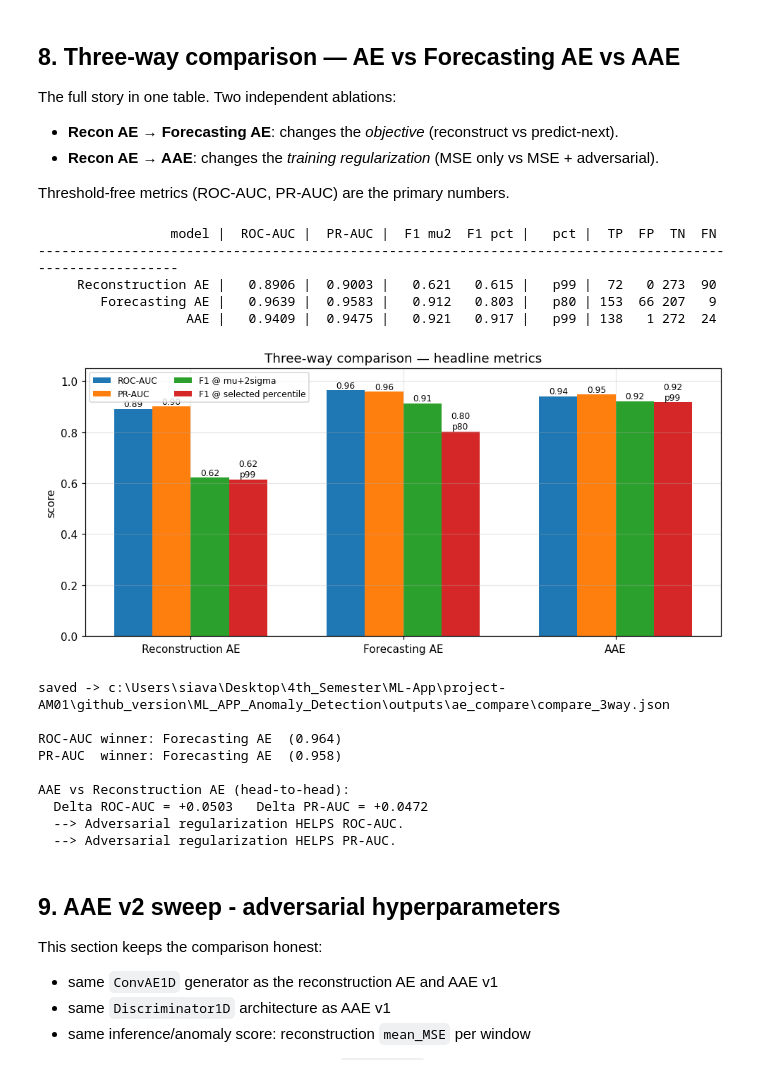
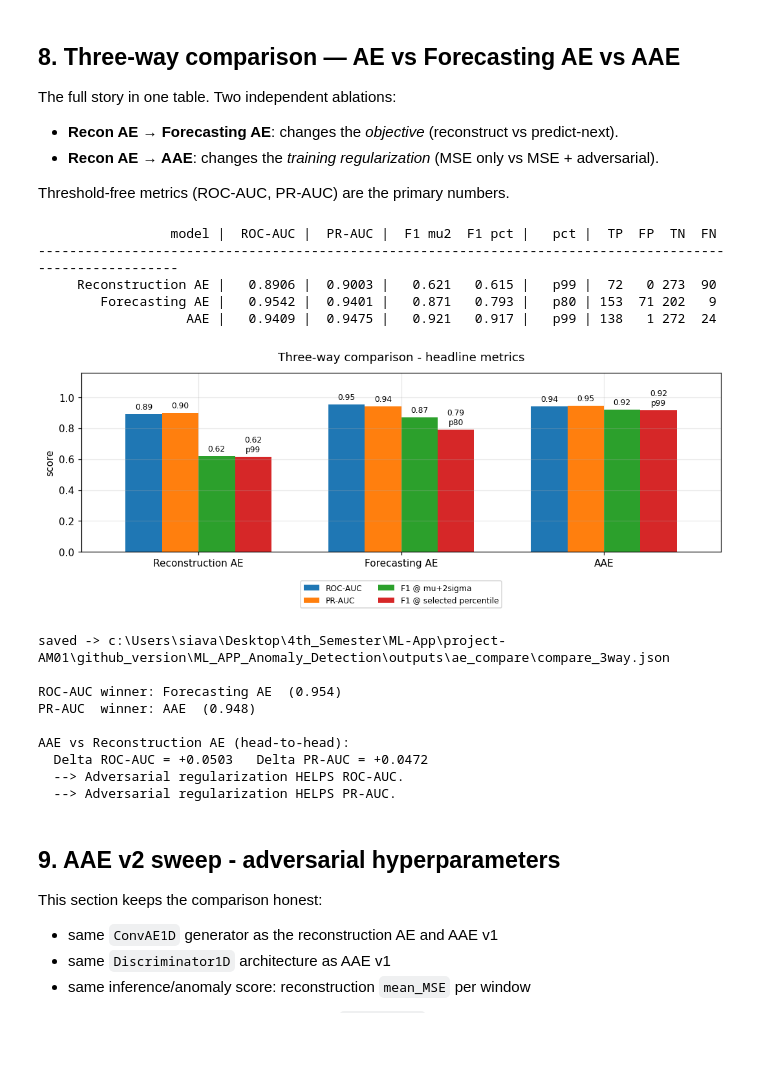
Before and after one commit to omarWafaay/ML_APP_Anomaly_Detection, a Jupyter notebook: AE_compare_semi_supervised.ipynb, the cells around one changed output. Cells and saved outputs as stored; diff of their text form; code cells hidden in the pictures; blank space fills up the shorter version.

```diff
--- a/AE_compare_semi_supervised.ipynb
+++ b/AE_compare_semi_supervised.ipynb
@@ -574,20 +620,11 @@ f1_mu2 = [r["operating_points"]["mu+2sigma"]["F1"] for r in results]
 f1_pct = [r["best_percentile"]["test_F1"] for r in results]
 pct_rules = [r["best_percentile"]["rule"] for r in results]
 
-x = np.arange(len(labels)); w = 0.18
-fig, ax = plt.subplots(figsize=(8, 4))
-ax.bar(x - 1.5 * w, roc, width=w, label="ROC-AUC")
-ax.bar(x - 0.5 * w, pr, width=w, label="PR-AUC")
-ax.bar(x + 0.5 * w, f1_mu2, width=w, label="F1 @ mu+2sigma")
-ax.bar(x + 1.5 * w, f1_pct, width=w, label="F1 @ selected percentile")
-for i, v in enumerate(roc): ax.text(i - 1.5 * w, v + 0.01, f"{v:.2f}", ha="center", fontsize=8)
-for i, v in enumerate(pr):  ax.text(i - 0.5 * w, v + 0.01, f"{v:.2f}", ha="center", fontsize=8)
-for i, v in enumerate(f1_mu2): ax.text(i + 0.5 * w, v + 0.01, f"{v:.2f}", ha="center", fontsize=8)
-for i, v in enumerate(f1_pct): ax.text(i + 1.5 * w, v + 0.01, f"{v:.2f}\n{pct_rules[i]}", ha="center", fontsize=8)
-ax.set_xticks(x); ax.set_xticklabels(labels)
-ax.set_ylim(0.0, 1.05); ax.set_ylabel("score")
-ax.set_title("Reconstruction vs Forecasting AE — headline metrics")
-ax.legend(ncol=2, fontsize=8); plt.tight_layout(); plt.show()
+plot_metric_bars(
+    labels, roc, pr, f1_mu2, f1_pct, pct_rules,
+    title="Reconstruction vs Forecasting AE - headline metrics",
+    figsize=(8.8, 4.5),
+)
 
 # ---------------- save comparison JSON ---------------------------------
 summary = {
@@ -922,20 +959,11 @@ f1_mu2 = [r["operating_points"]["mu+2sigma"]["F1"] for r in results_3way]
 f1_pct = [r["best_percentile"]["test_F1"] for r in results_3way]
 pct_rules = [r["best_percentile"]["rule"] for r in results_3way]
 
-x = np.arange(len(labels)); w = 0.18
-fig, ax = plt.subplots(figsize=(9, 4.2))
-ax.bar(x - 1.5 * w, roc, width=w, label="ROC-AUC")
-ax.bar(x - 0.5 * w, pr, width=w, label="PR-AUC")
-ax.bar(x + 0.5 * w, f1_mu2, width=w, label="F1 @ mu+2sigma")
-ax.bar(x + 1.5 * w, f1_pct, width=w, label="F1 @ selected percentile")
-for i, v in enumerate(roc): ax.text(i - 1.5 * w, v + 0.01, f"{v:.2f}", ha="center", fontsize=8)
-for i, v in enumerate(pr):  ax.text(i - 0.5 * w, v + 0.01, f"{v:.2f}", ha="center", fontsize=8)
-for i, v in enumerate(f1_mu2): ax.text(i + 0.5 * w, v + 0.01, f"{v:.2f}", ha="center", fontsize=8)
-for i, v in enumerate(f1_pct): ax.text(i + 1.5 * w, v + 0.01, f"{v:.2f}\n{pct_rules[i]}", ha="center", fontsize=8)
-ax.set_xticks(x); ax.set_xticklabels(labels)
-ax.set_ylim(0.0, 1.05); ax.set_ylabel("score")
-ax.set_title("Three-way comparison — headline metrics")
-ax.legend(ncol=2, fontsize=8); plt.tight_layout(); plt.show()
+plot_metric_bars(
+    labels, roc, pr, f1_mu2, f1_pct, pct_rules,
+    title="Three-way comparison - headline metrics",
+    figsize=(9.8, 4.6),
+)
 
 # ---------------- save 3-way comparison JSON ---------------------------
 summary_3way = {
@@ -956,39 +984,39 @@ summary_3way = {
         r["tag"]: {
             "roc_auc": r["roc_auc"],
             "pr_auc":  r["pr_auc"],
             "operating_points": r["operating_points"],
             "best_percentile": r["best_percentile"],
         } for r in results_3way
     },
 }
 with open(OUTPUT_DIR / "compare_3way.json", "w", encoding="utf-8") as f:
     json.dump(summary_3way, f, indent=2, default=float)
 print("\nsaved ->", OUTPUT_DIR / "compare_3way.json")
 
 # ---------------- one-line takeaways -----------------------------------
 roc_win = max(results_3way, key=lambda r: r["roc_auc"])
 pr_win  = max(results_3way, key=lambda r: r["pr_auc"])
 print(f"\nROC-AUC winner: {roc_win['tag']}  ({roc_win['roc_auc']:.3f})")
 print(f"PR-AUC  winner: {pr_win['tag']}  ({pr_win['pr_auc']:.3f})")
 
 # Head-to-head: recon AE vs AAE (the actual AAE question we set out to answer)
 delta_roc = aae_res["roc_auc"] - recon_res["roc_auc"]
 delta_pr  = aae_res["pr_auc"]  - recon_res["pr_auc"]
 print(f"\nAAE vs Reconstruction AE (head-to-head):")
 print(f"  Delta ROC-AUC = {delta_roc:+.4f}   Delta PR-AUC = {delta_pr:+.4f}")
 print(f"  --> Adversarial regularization {'HELPS' if delta_roc > 0 else 'does NOT help'} ROC-AUC.")
 print(f"  --> Adversarial regularization {'HELPS' if delta_pr  > 0 else 'does NOT help'} PR-AUC.")
 # %% [output]
                  model |  ROC-AUC |  PR-AUC |  F1 mu2  F1 pct |   pct |  TP  FP  TN  FN
 ----------------------------------------------------------------------------------------------------------
      Reconstruction AE |   0.8906 |  0.9003 |   0.621   0.615 |   p99 |  72   0 273  90
-        Forecasting AE |   0.9639 |  0.9583 |   0.912   0.803 |   p80 | 153  66 207   9
+        Forecasting AE |   0.9542 |  0.9401 |   0.871   0.793 |   p80 | 153  71 202   9
                    AAE |   0.9409 |  0.9475 |   0.921   0.917 |   p99 | 138   1 272  24
-[figure, old version]
+[figure, new version]
 saved -> c:\Users\siava\Desktop\4th_Semester\ML-App\project-AM01\github_version\ML_APP_Anomaly_Detection\outputs\ae_compare\compare_3way.json
 
-ROC-AUC winner: Forecasting AE  (0.964)
-PR-AUC  winner: Forecasting AE  (0.958)
+ROC-AUC winner: Forecasting AE  (0.954)
+PR-AUC  winner: AAE  (0.948)
 
 AAE vs Reconstruction AE (head-to-head):
   Delta ROC-AUC = +0.0503   Delta PR-AUC = +0.0472
```
Also changed, not shown: parts of 11 cells of this notebook, 7 other files.
